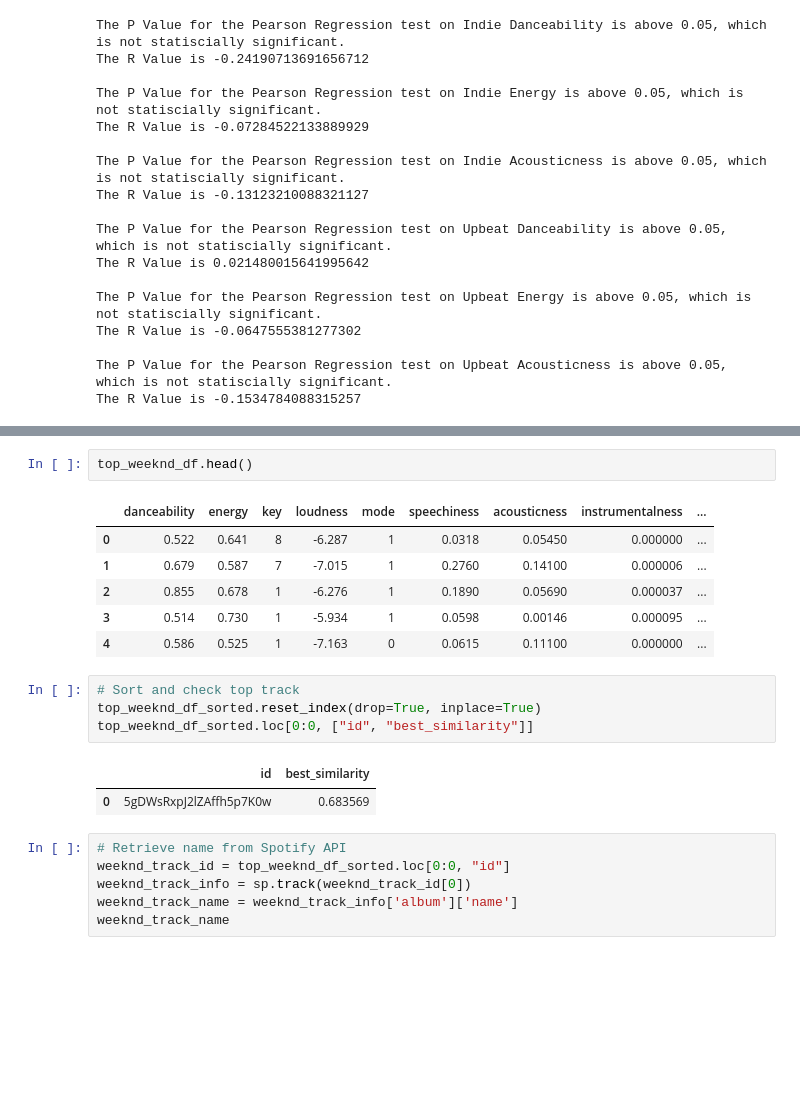
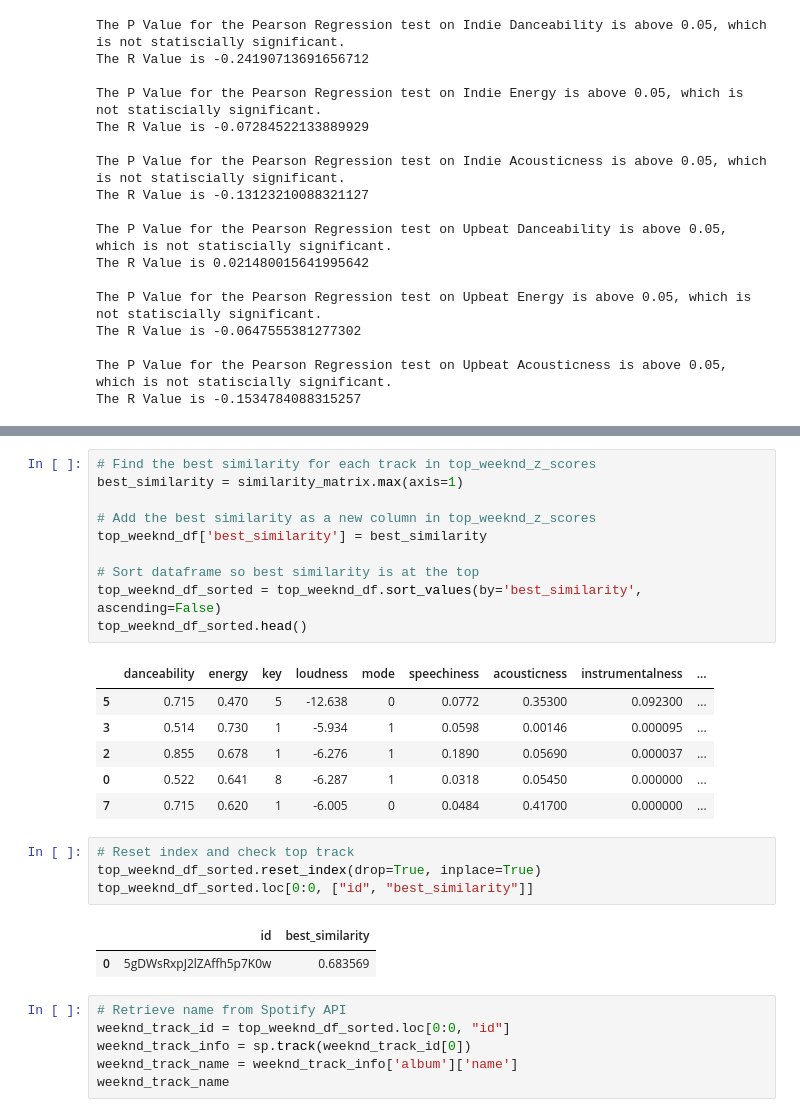
Before and after one commit to tashado/Team5-Project1, a Jupyter notebook: UserDataDailyMix.ipynb, the cells around one changed output, grey strips where cells are left out. Cells and saved outputs as stored; diff of their text form; blank space fills up the shorter version.

```diff
--- a/UserDataDailyMix.ipynb
+++ b/UserDataDailyMix.ipynb
@@ -440,14 +425,22 @@ top_weeknd_df_sorted = top_weeknd_df.sort_values(by='best_similarity', ascending
-# %%
-top_weeknd_df.head()
-# %% [output]
-|  | danceability | energy | key | loudness | mode | speechiness | acousticness | instrumentalness | ... |
-| 0 | 0.522 | 0.641 | 8 | -6.287 | 1 | 0.0318 | 0.05450 | 0.000000 | ... |
-| 1 | 0.679 | 0.587 | 7 | -7.015 | 1 | 0.2760 | 0.14100 | 0.000006 | ... |
-| 2 | 0.855 | 0.678 | 1 | -6.276 | 1 | 0.1890 | 0.05690 | 0.000037 | ... |
-| 3 | 0.514 | 0.730 | 1 | -5.934 | 1 | 0.0598 | 0.00146 | 0.000095 | ... |
-| 4 | 0.586 | 0.525 | 1 | -7.163 | 0 | 0.0615 | 0.11100 | 0.000000 | ... |
+# %%
+# Find the best similarity for each track in top_weeknd_z_scores
+best_similarity = similarity_matrix.max(axis=1)
+
+# Add the best similarity as a new column in top_weeknd_z_scores
+top_weeknd_df['best_similarity'] = best_similarity
+
+# Sort dataframe so best similarity is at the top
+top_weeknd_df_sorted = top_weeknd_df.sort_values(by='best_similarity', ascending=False)
+top_weeknd_df_sorted.head()
+# %% [output]
+|  | danceability | energy | key | loudness | mode | speechiness | acousticness | instrumentalness | ... |
+| 5 | 0.715 | 0.470 | 5 | -12.638 | 0 | 0.0772 | 0.35300 | 0.092300 | ... |
+| 3 | 0.514 | 0.730 | 1 | -5.934 | 1 | 0.0598 | 0.00146 | 0.000095 | ... |
+| 2 | 0.855 | 0.678 | 1 | -6.276 | 1 | 0.1890 | 0.05690 | 0.000037 | ... |
+| 0 | 0.522 | 0.641 | 8 | -6.287 | 1 | 0.0318 | 0.05450 | 0.000000 | ... |
+| 7 | 0.715 | 0.620 | 1 | -6.005 | 0 | 0.0484 | 0.41700 | 0.000000 | ... |
 # %%
-# Sort and check top track
+# Reset index and check top track
 top_weeknd_df_sorted.reset_index(drop=True, inplace=True)
 top_weeknd_df_sorted.loc[0:0, ["id", "best_similarity"]]
 # %% [output]
```
Also changed, not shown: parts of 11 cells of this notebook.
